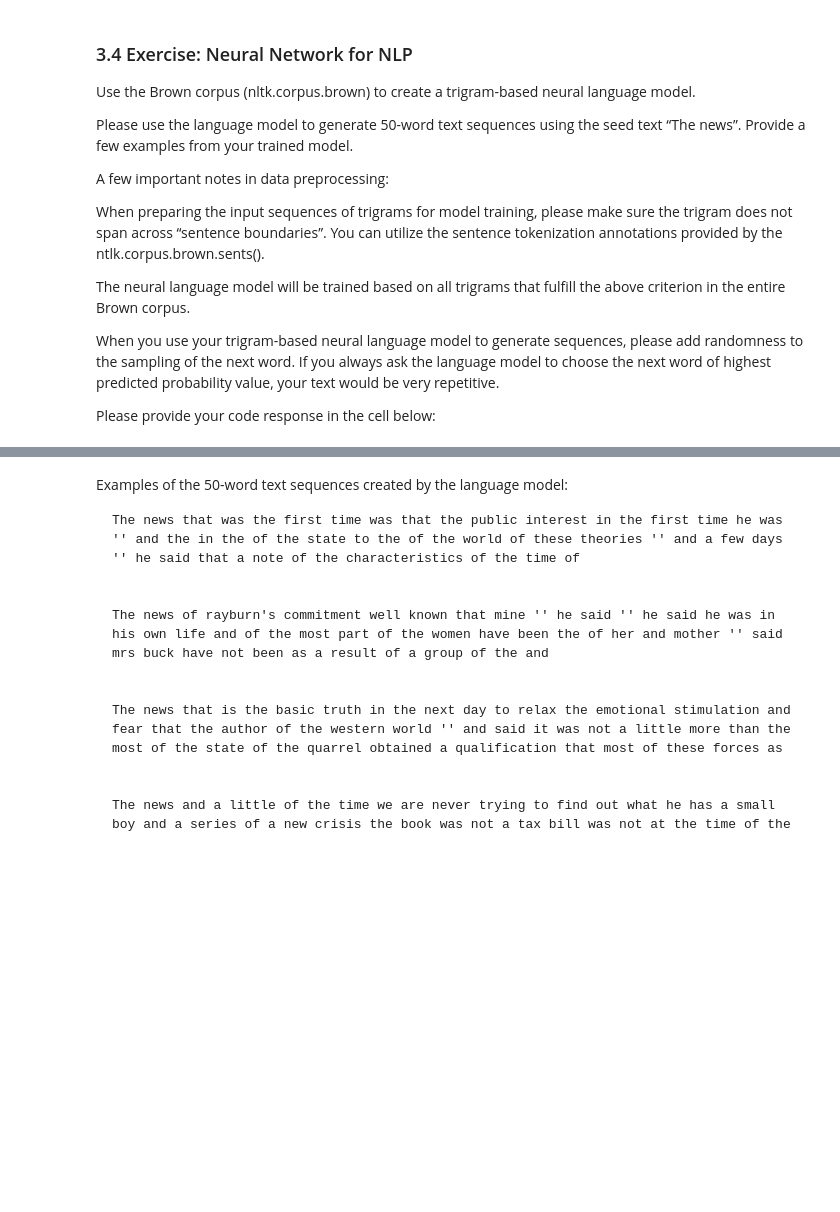
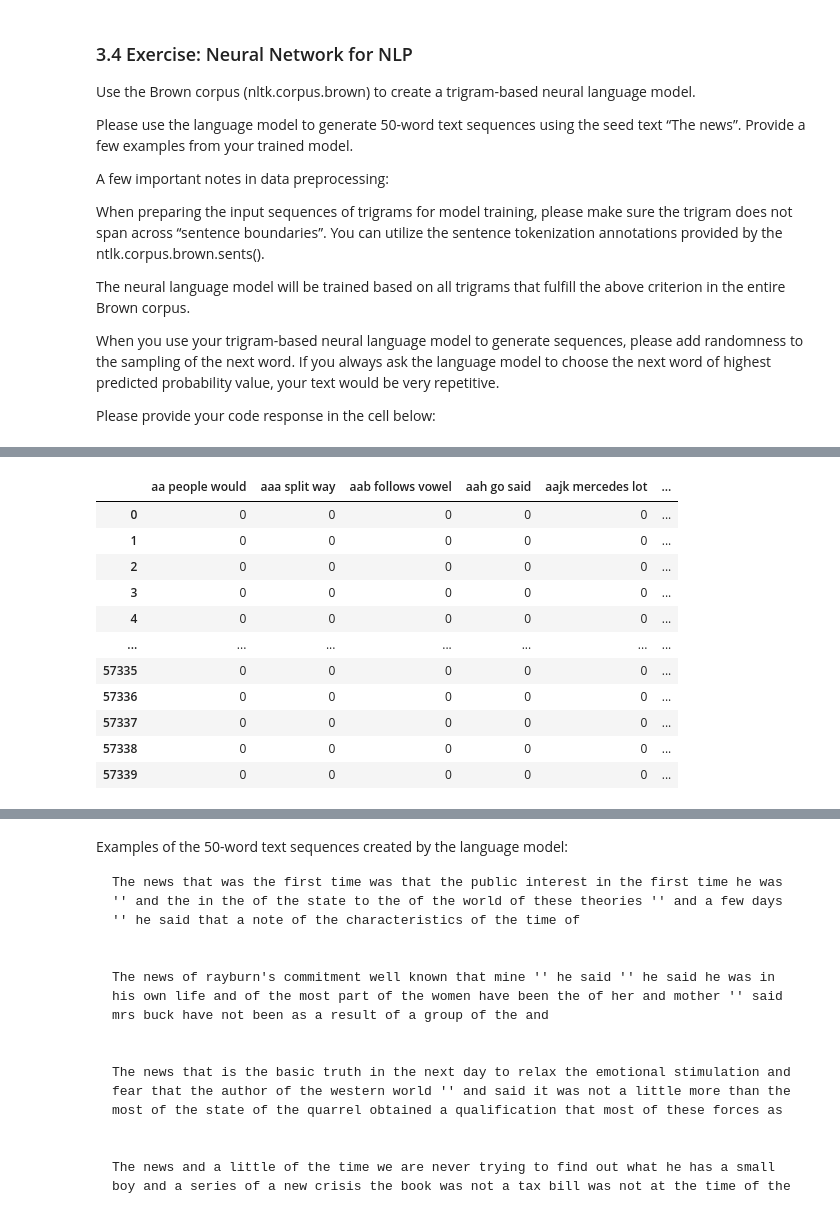
Before and after one commit to anoted/Assignment-3, a Jupyter notebook: scripts/Part III.ipynb, the cells around one changed output, grey strips where cells are left out. Drawn from its saved outputs; the diff is of its cells as text; code cells hidden in the pictures; blank space fills up the shorter version.

```diff
--- a/scripts/Part III.ipynb
+++ b/scripts/Part III.ipynb
@@ -347,0 +344,77 @@ None
+# %%
+### START CODE HERE (REPLACE INSTANCES OF 'None' with your code) ###
+import pandas as pd                        # Python library for pandas - data maniplation
+import numpy as np                         # Python library for numpy -- matrix algebra library
+import matplotlib                          # Python library for matplotlib -- visual display of data
+import matplotlib.pyplot as plt            # Python library for matplotlib -- visual display of data
+import nltk                                # Python library for NLP
+import re                                  # library for regular expression operations
+import string                              # for string operations
+
+nltk.download('stopwords')                 # package for stop words
+nltk.download('brown')                 # package for stop words
+nltk.download('wordnet')
+
+from nltk.corpus import stopwords          # module for stop words that come with NLTK
+from nltk.corpus import brown              # this is the corpus you use for this exercise.
+from nltk.stem import PorterStemmer        # module for stemming
+from nltk.stem import WordNetLemmatizer
+from sklearn.feature_extraction.text import CountVectorizer
+from sklearn.feature_extraction.text import TfidfVectorizer
+from sklearn.feature_extraction.text import TfidfTransformer
+
+
+brown_cat= brown.categories() # Creates a list of categories
+
+docs=[]
+for cat in brown_cat: # We append tuples of each document and categories in a list
+    t1=brown.sents(categories=cat) # At each iteration we retrieve all documents of a given category
+    for doc in t1:
+        docs.append((' '.join(doc), cat)) # These documents are appended as a tuple (document, category) in the list
+
+brown_df=pd.DataFrame(docs, columns=['sentence', 'category']) #The data frame is created using the generated tuple.
+
+brown_df.head()
+
+
+#Step 1. Pre-Processing the Brown Corpus Text
+wpt = nltk.WordPunctTokenizer()
+stop_words = nltk.corpus.stopwords.words('english')
+lemmatizer = WordNetLemmatizer()
+
+def normalize_document(doc):
+    # lower case and remove special characters\whitespaces
+    doc = re.sub(r'[^a-zA-Z\s]', '', doc, re.I | re.A)
+    doc = doc.lower()
+    doc = doc.strip()
+    # tokenize document
+    tokens = wpt.tokenize(doc)
+    # filter stopwords out of document
+    filtered_tokens = [token for token in tokens if token not in stop_words]
+    lemmatized_tokens = [lemmatizer.lemmatize(word) for word in filtered_tokens]
+    # re-create document from filtered tokens
+    doc = ' '.join(lemmatized_tokens) #filtered_tokens
+    return doc
+
+normalize_corpus = np.vectorize(normalize_document)
+
+norm_corpus = normalize_corpus(brown_df.sentence)
+
+#Step 2. Create a tri-gram data frame and count its frequencies
+print(brown_df.sentence)
+print("="*50)
+print(norm_corpus)
+
+# Get trigrams, bigrams and unigram
+bv = CountVectorizer(ngram_range=(3, 3))
+bv_matrix = bv.fit_transform(norm_corpus)
+
+bv_matrix = bv_matrix.toarray()
+vocab = bv.get_feature_names_out() #get_feature_names_out
+pd.DataFrame(bv_matrix, columns=vocab)
+
+#print the dataframe to show the tri-gram BOW
+pd.DataFrame(bv_matrix, columns=vocab)
+
+### END CODE HERE ###
+# %% [output]
@@ -347,0 +444,12 @@ None
+|  | aa people would | aaa split way | aab follows vowel | aah go said | aajk mercedes lot | ... |
+| 0 | 0 | 0 | 0 | 0 | 0 | ... |
+| 1 | 0 | 0 | 0 | 0 | 0 | ... |
+| 2 | 0 | 0 | 0 | 0 | 0 | ... |
+| 3 | 0 | 0 | 0 | 0 | 0 | ... |
+| 4 | 0 | 0 | 0 | 0 | 0 | ... |
+| ... | ... | ... | ... | ... | ... | ... |
+| 57335 | 0 | 0 | 0 | 0 | 0 | ... |
+| 57336 | 0 | 0 | 0 | 0 | 0 | ... |
+| 57337 | 0 | 0 | 0 | 0 | 0 | ... |
+| 57338 | 0 | 0 | 0 | 0 | 0 | ... |
+| 57339 | 0 | 0 | 0 | 0 | 0 | ... |
```
Also changed, not shown: parts of 2 cells of this notebook.
